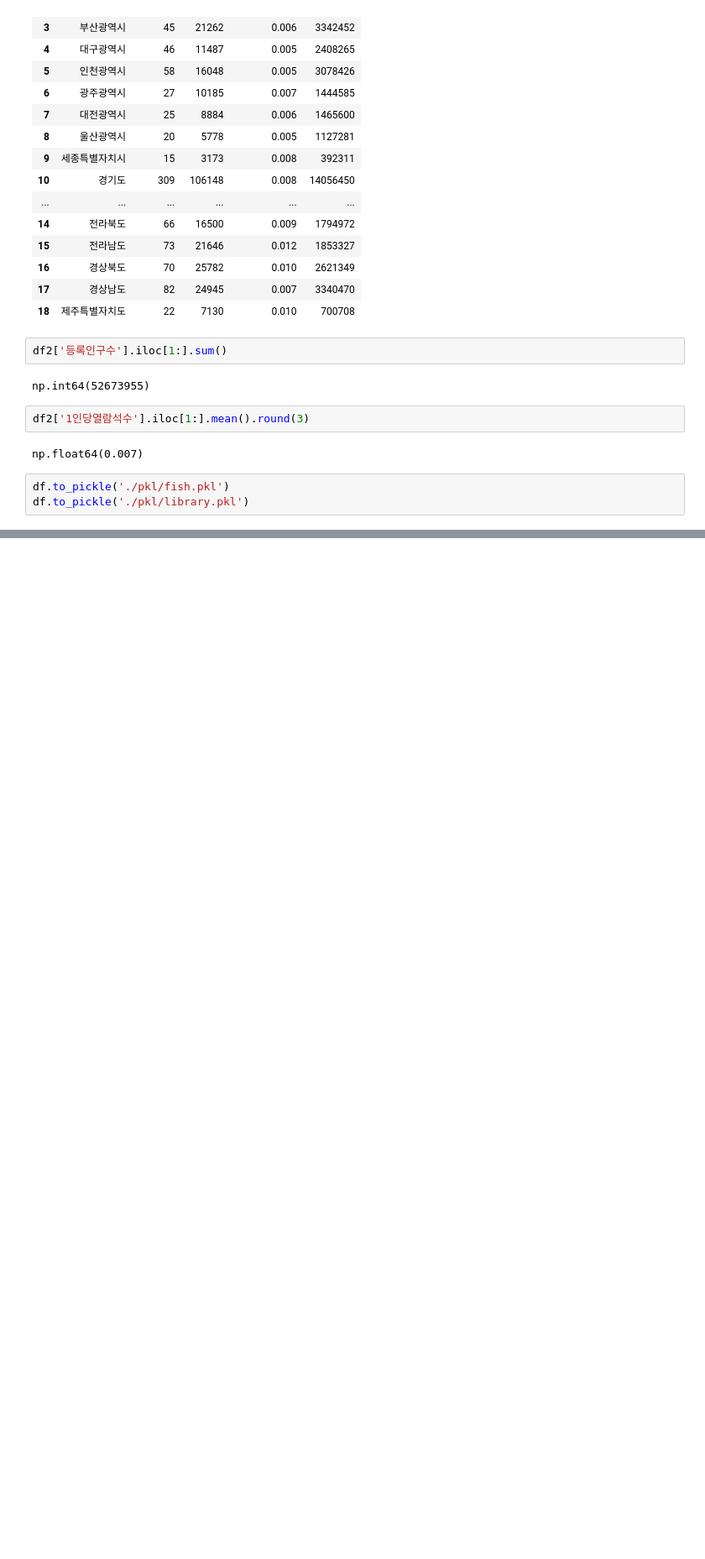
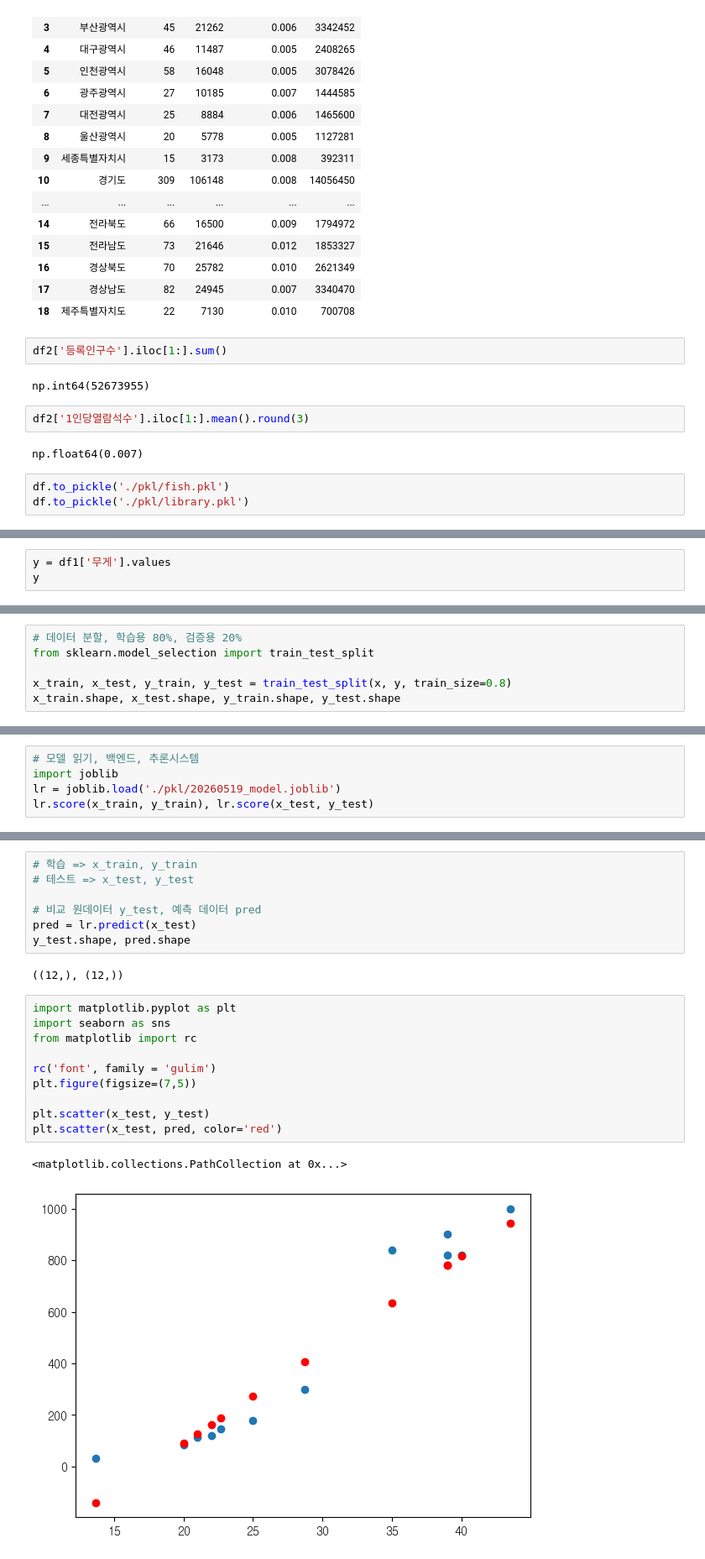
Before and after one commit to dx83/python_260513, a Jupyter notebook: 물고기.ipynb, the cells around one changed output, grey strips where cells are left out. Shown at 84% size. Drawn from its saved outputs; the diff is of its cells as text; blank space fills up the shorter version.

```diff
--- a/물고기.ipynb
+++ b/물고기.ipynb
@@ -109,0 +285,3 @@ df.to_pickle('./pkl/library.pkl')
+# %%
+y = df1['무게'].values
+y
@@ -109,0 +300,6 @@ df.to_pickle('./pkl/library.pkl')
+# %%
+# 데이터 분할, 학습용 80%, 검증용 20%
+from sklearn.model_selection import train_test_split
+
+x_train, x_test, y_train, y_test = train_test_split(x, y, train_size=0.8)
+x_train.shape, x_test.shape, y_train.shape, y_test.shape
@@ -109,0 +326,5 @@ df.to_pickle('./pkl/library.pkl')
+# %%
+# 모델 읽기, 백엔드, 추론시스템
+import joblib
+lr = joblib.load('./pkl/20260519_model.joblib')
+lr.score(x_train, y_train), lr.score(x_test, y_test)
@@ -109,0 +353,22 @@ df.to_pickle('./pkl/library.pkl')
+# %%
+# 학습 => x_train, y_train
+# 테스트 => x_test, y_test
+
+# 비교 원데이터 y_test, 예측 데이터 pred
+pred = lr.predict(x_test)
+y_test.shape, pred.shape
+# %% [output]
+((12,), (12,))
+# %%
+import matplotlib.pyplot as plt
+import seaborn as sns
+from matplotlib import rc
+
+rc('font', family = 'gulim')
+plt.figure(figsize=(7,5))
+
+plt.scatter(x_test, y_test)
+plt.scatter(x_test, pred, color='red')
+# %% [output]
+<matplotlib.collections.PathCollection at 0x...>
+[figure, added]
```
Also changed, not shown: parts of 41 cells of this notebook, 5 other files.
